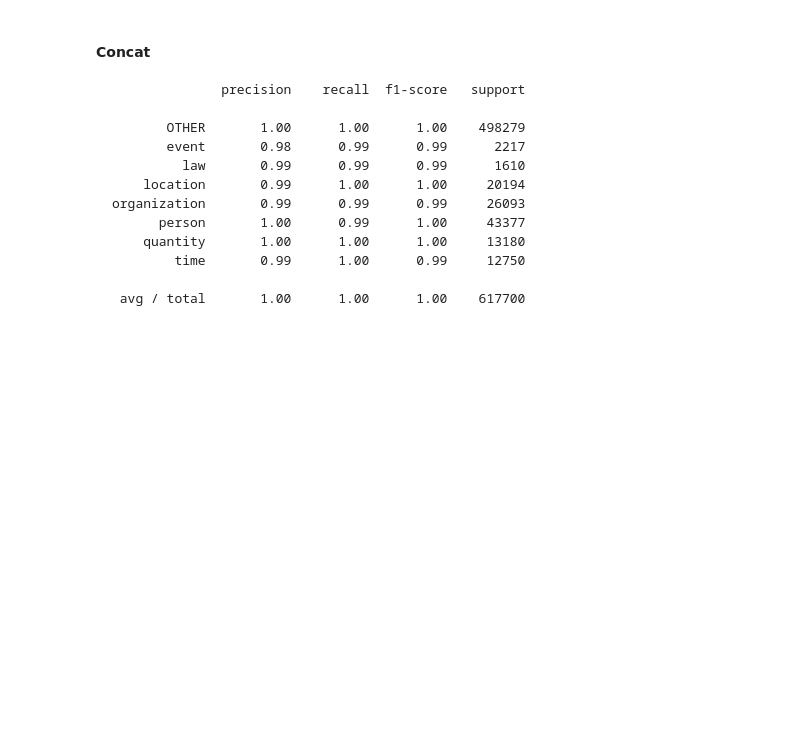
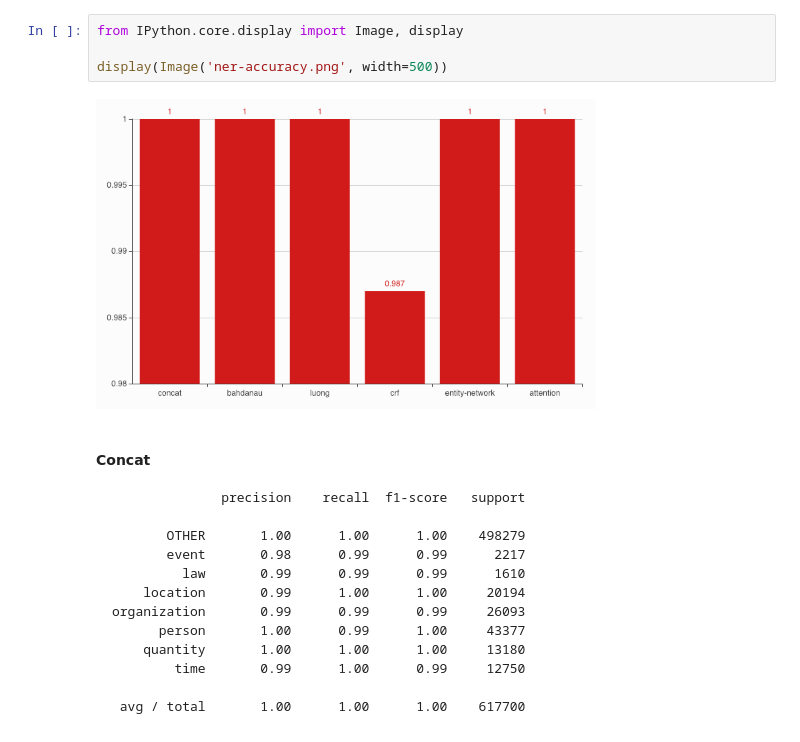
Before and after one commit to mesolitica/malaya, a Jupyter notebook: accuracy/models-accuracy.ipynb, the cells around one changed output. Drawn from its saved outputs; the diff is of its cells as text; blank space fills up the shorter version.

```diff
--- a/accuracy/models-accuracy.ipynb
+++ b/accuracy/models-accuracy.ipynb
@@ -7,3 +5,9 @@ Trained on 80% of dataset, tested on 20% of dataset. All training sessions store
+# %%
+from IPython.core.display import Image, display
+
+display(Image('ner-accuracy.png', width=500))
+# %% [output]
+[figure, added]
 # %% [markdown]
 #### Concat
 
```
Also changed, not shown: parts of 33 cells of this notebook, 20 other files.
